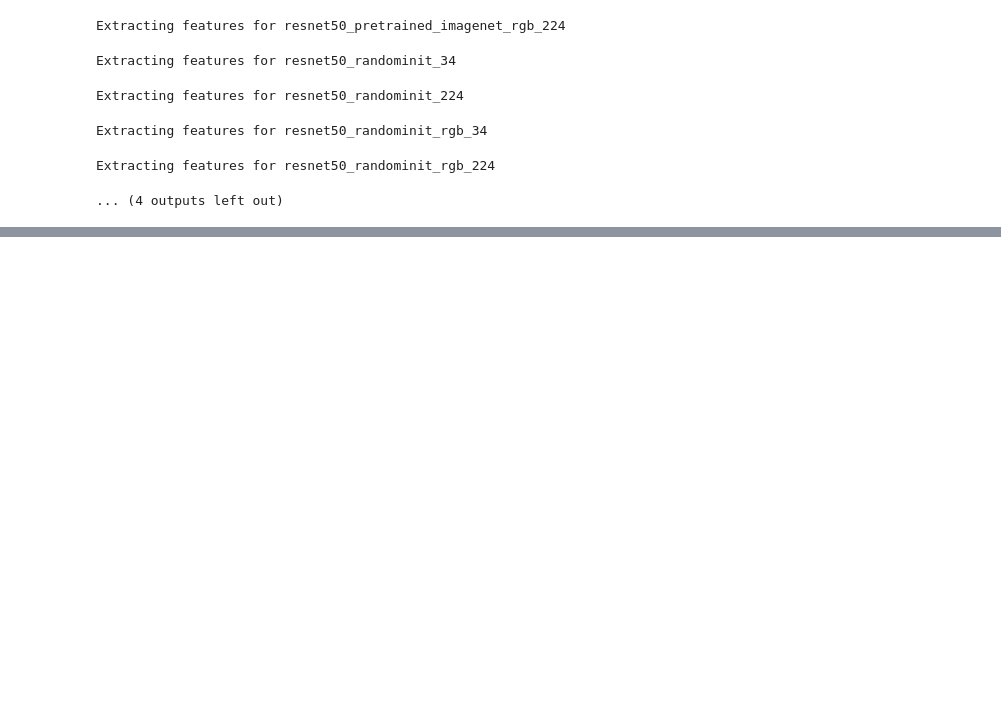
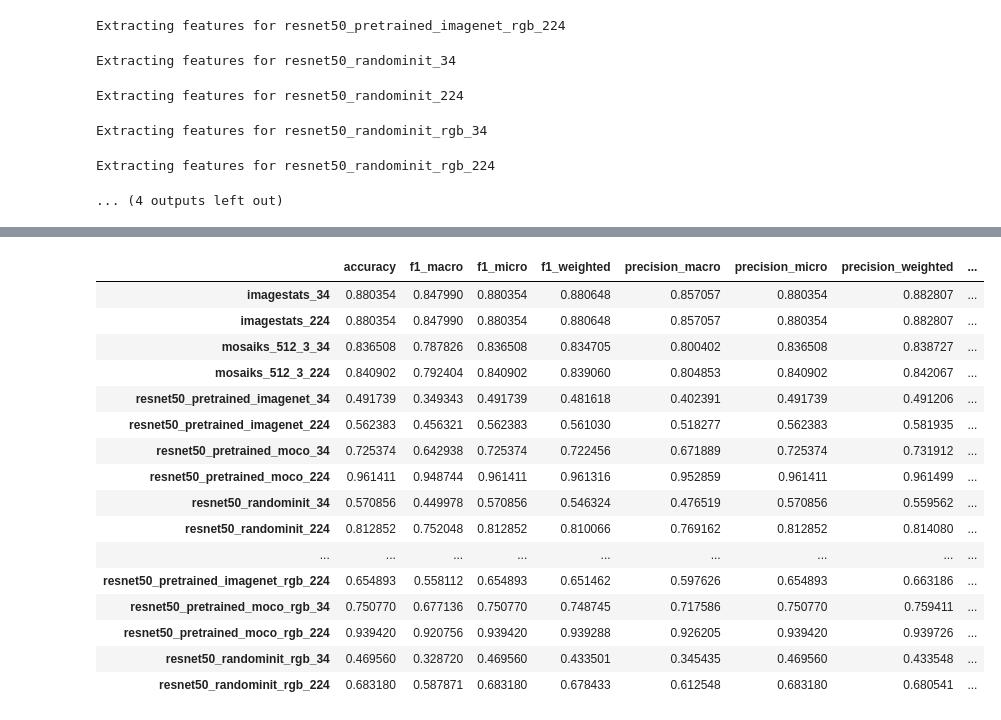
Before and after one commit to isaaccorley/resize-is-all-you-need, a Jupyter notebook: notebooks/so2sat.ipynb, the cells around one changed output, grey strips where cells are left out. Cells and saved outputs as stored; diff of their text form; code cells hidden in the pictures; blank space fills up the shorter version.

```diff
--- a/notebooks/so2sat.ipynb
+++ b/notebooks/so2sat.ipynb
@@ -91,8 +91,8 @@ Extracting features for resnet50_randominit_rgb_224
 # %%
 # Evaluate features
 model_names = [
-    # "resnet50_pretrained_moco",
-    # "resnet50_pretrained_imagenet",
+    "resnet50_pretrained_moco",
+    "resnet50_pretrained_imagenet",
     "resnet50_randominit",
     "imagestats",
     "mosaiks_512_3",
@@ -100,11 +100,21 @@ model_names = [
 rgbs = [False, True]
 sizes = [34, 224]
 
-results = {}
+output = "so2sat-results.json"
+if not os.path.exists(output):
+    with open(output, "w") as f:
+        json.dump({}, f, indent=2)
+
 K = 5
 for model_name, rgb, size in product(model_names, rgbs, sizes):
+    with open(output) as f:
+        results = json.load(f)
+
     run = f"{model_name}{'_rgb' if rgb else ''}_{size}"
     print(f"Evaluating {run}")
+
+    if run in results:
+        continue
 
     filename = f"{run}.pkl"
     if not os.path.exists(filename):
@@ -139,4 +149,7 @@ for model_name, rgb, size in product(model_names, rgbs, sizes):
     }
     pprint(metrics)
     results[run] = metrics
+
+    with open(output, "w") as f:
+        json.dump(results, f, indent=2)
 # %% [output]
@@ -144,18 +173,35 @@ Evaluating resnet50_randominit_34
-# %%
-# Dump metrics
-with open("so2sat-results.json", "w") as f:
-    json.dump(results, f, indent=2)
 # %%
 # Clean metrics
+import json
+import pandas as pd
+
 with open("so2sat-results.json") as f:
     results = json.load(f)
 
 df = pd.DataFrame.from_dict(results).transpose()
 df["rgb"] = ["RGB" if "rgb" in model_name else "MSI" for model_name in df.index]
 df["size"] = [int(model_name.split("_")[-1]) for model_name in df.index]
 df["encoder"] = [
     model_name.rsplit("_", 1)[0].replace("_rgb", "") for model_name in df.index
 ]
 df = df.sort_values(["rgb", "encoder", "size"], ascending=True)
-df.to_csv("sat6-results.csv")
+df.to_csv("so2sat-results.csv")
 df
+# %% [output]
+|  | accuracy | f1_macro | f1_micro | f1_weighted | precision_macro | precision_micro | precision_weighted | ... |
+| imagestats_34 | 0.880354 | 0.847990 | 0.880354 | 0.880648 | 0.857057 | 0.880354 | 0.882807 | ... |
+| imagestats_224 | 0.880354 | 0.847990 | 0.880354 | 0.880648 | 0.857057 | 0.880354 | 0.882807 | ... |
+| mosaiks_512_3_34 | 0.836508 | 0.787826 | 0.836508 | 0.834705 | 0.800402 | 0.836508 | 0.838727 | ... |
+| mosaiks_512_3_224 | 0.840902 | 0.792404 | 0.840902 | 0.839060 | 0.804853 | 0.840902 | 0.842067 | ... |
+| resnet50_pretrained_imagenet_34 | 0.491739 | 0.349343 | 0.491739 | 0.481618 | 0.402391 | 0.491739 | 0.491206 | ... |
+| resnet50_pretrained_imagenet_224 | 0.562383 | 0.456321 | 0.562383 | 0.561030 | 0.518277 | 0.562383 | 0.581935 | ... |
+| resnet50_pretrained_moco_34 | 0.725374 | 0.642938 | 0.725374 | 0.722456 | 0.671889 | 0.725374 | 0.731912 | ... |
+| resnet50_pretrained_moco_224 | 0.961411 | 0.948744 | 0.961411 | 0.961316 | 0.952859 | 0.961411 | 0.961499 | ... |
+| resnet50_randominit_34 | 0.570856 | 0.449978 | 0.570856 | 0.546324 | 0.476519 | 0.570856 | 0.559562 | ... |
+| resnet50_randominit_224 | 0.812852 | 0.752048 | 0.812852 | 0.810066 | 0.769162 | 0.812852 | 0.814080 | ... |
+| ... | ... | ... | ... | ... | ... | ... | ... | ... |
+| resnet50_pretrained_imagenet_rgb_224 | 0.654893 | 0.558112 | 0.654893 | 0.651462 | 0.597626 | 0.654893 | 0.663186 | ... |
+| resnet50_pretrained_moco_rgb_34 | 0.750770 | 0.677136 | 0.750770 | 0.748745 | 0.717586 | 0.750770 | 0.759411 | ... |
+| resnet50_pretrained_moco_rgb_224 | 0.939420 | 0.920756 | 0.939420 | 0.939288 | 0.926205 | 0.939420 | 0.939726 | ... |
+| resnet50_randominit_rgb_34 | 0.469560 | 0.328720 | 0.469560 | 0.433501 | 0.345435 | 0.469560 | 0.433548 | ... |
+| resnet50_randominit_rgb_224 | 0.683180 | 0.587871 | 0.683180 | 0.678433 | 0.612548 | 0.683180 | 0.680541 | ... |
```
Also changed, not shown: parts of 1 cell of this notebook, 5 other files.
